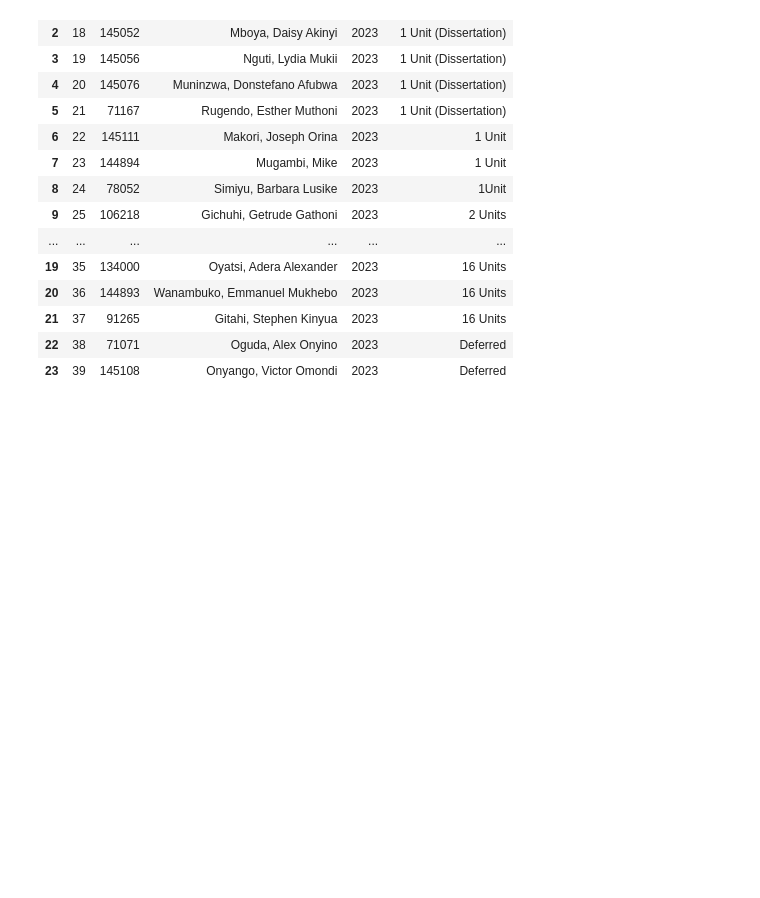
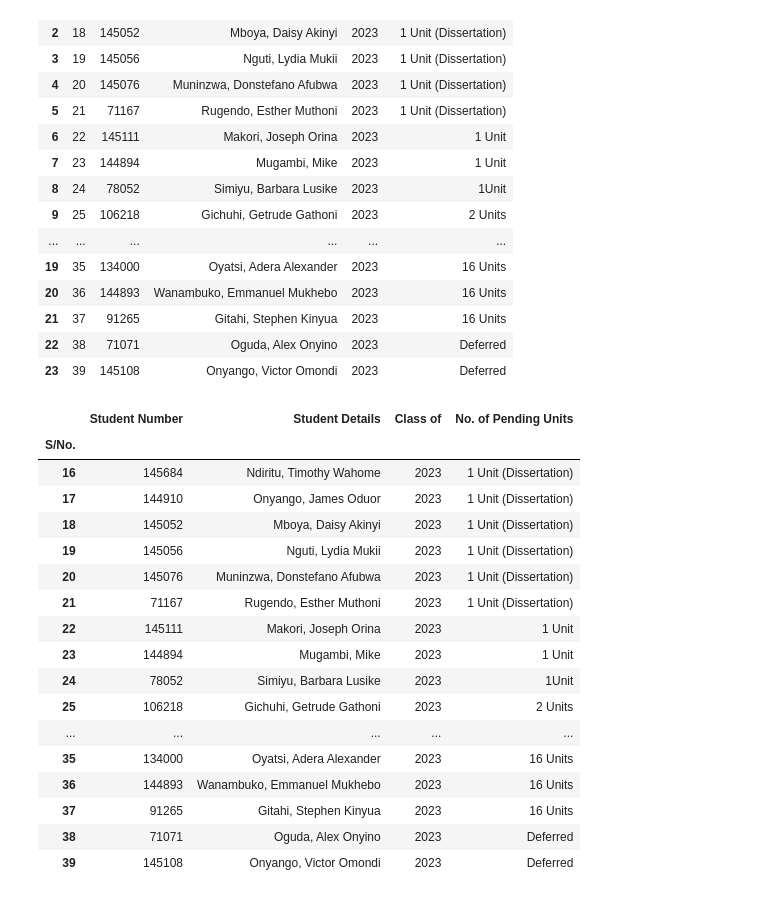
Before and after one commit to gathukalinet/msc_dsa, a Jupyter notebook: msc_grad.ipynb, the cells around one changed output. Drawn from its saved outputs; the diff is of its cells as text; code cells hidden in the pictures; blank space fills up the shorter version.

```diff
--- a/msc_grad.ipynb
+++ b/msc_grad.ipynb
@@ -366,3 +359,26 @@ See the caveats in the documentation: https://pandas.pydata.org/pandas-docs/stab
 # %%
 df11.columns = df10.columns
 backlog_2023 = df11
+# %%
+backlog_2023 = backlog_2023.loc[:, ~backlog_2023.columns.duplicated()]
+backlog_2023 = backlog_2023.set_index('S/No.')
+backlog_2023
+# %% [output]
+|  | Student Number | Student Details | Class of | No. of Pending Units |
+| S/No. |  |  |  |  |
+| 16 | 145684 | Ndiritu, Timothy Wahome | 2023 | 1 Unit (Dissertation) |
+| 17 | 144910 | Onyango, James Oduor | 2023 | 1 Unit (Dissertation) |
+| 18 | 145052 | Mboya, Daisy Akinyi | 2023 | 1 Unit (Dissertation) |
+| 19 | 145056 | Nguti, Lydia Mukii | 2023 | 1 Unit (Dissertation) |
+| 20 | 145076 | Muninzwa, Donstefano Afubwa | 2023 | 1 Unit (Dissertation) |
+| 21 | 71167 | Rugendo, Esther Muthoni | 2023 | 1 Unit (Dissertation) |
+| 22 | 145111 | Makori, Joseph Orina | 2023 | 1 Unit |
+| 23 | 144894 | Mugambi, Mike | 2023 | 1 Unit |
+| 24 | 78052 | Simiyu, Barbara Lusike | 2023 | 1Unit |
+| 25 | 106218 | Gichuhi, Getrude Gathoni | 2023 | 2 Units |
+| ... | ... | ... | ... | ... |
+| 35 | 134000 | Oyatsi, Adera Alexander | 2023 | 16 Units |
+| 36 | 144893 | Wanambuko, Emmanuel Mukhebo | 2023 | 16 Units |
+| 37 | 91265 | Gitahi, Stephen Kinyua | 2023 | 16 Units |
+| 38 | 71071 | Oguda, Alex Onyino | 2023 | Deferred |
+| 39 | 145108 | Onyango, Victor Omondi | 2023 | Deferred |
```
Also changed, not shown: parts of 2 cells of this notebook, 1 other file.
